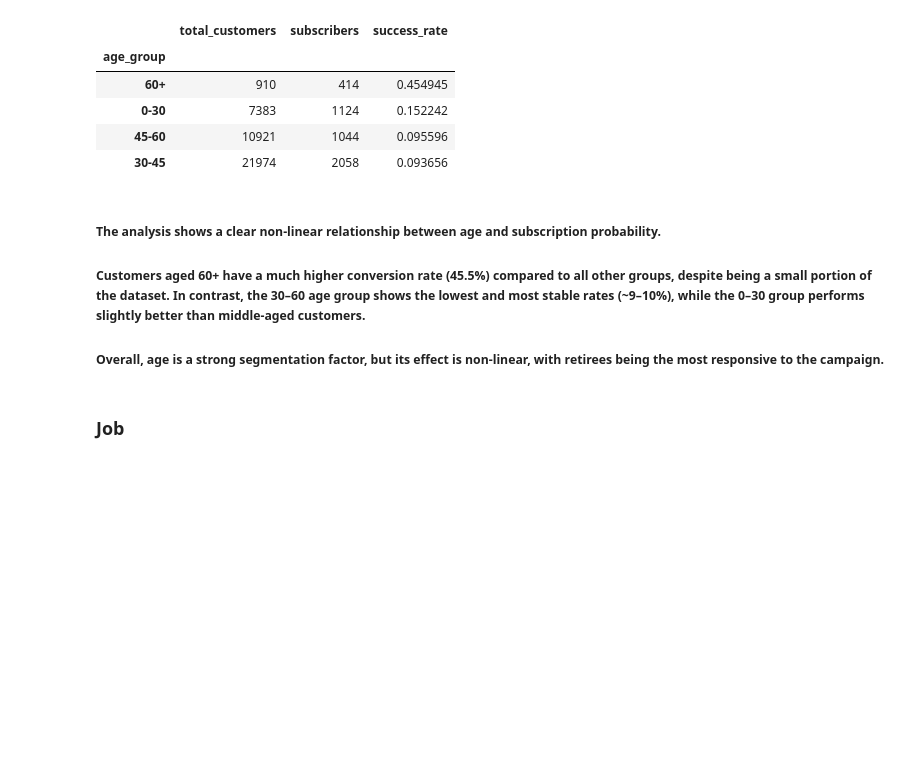
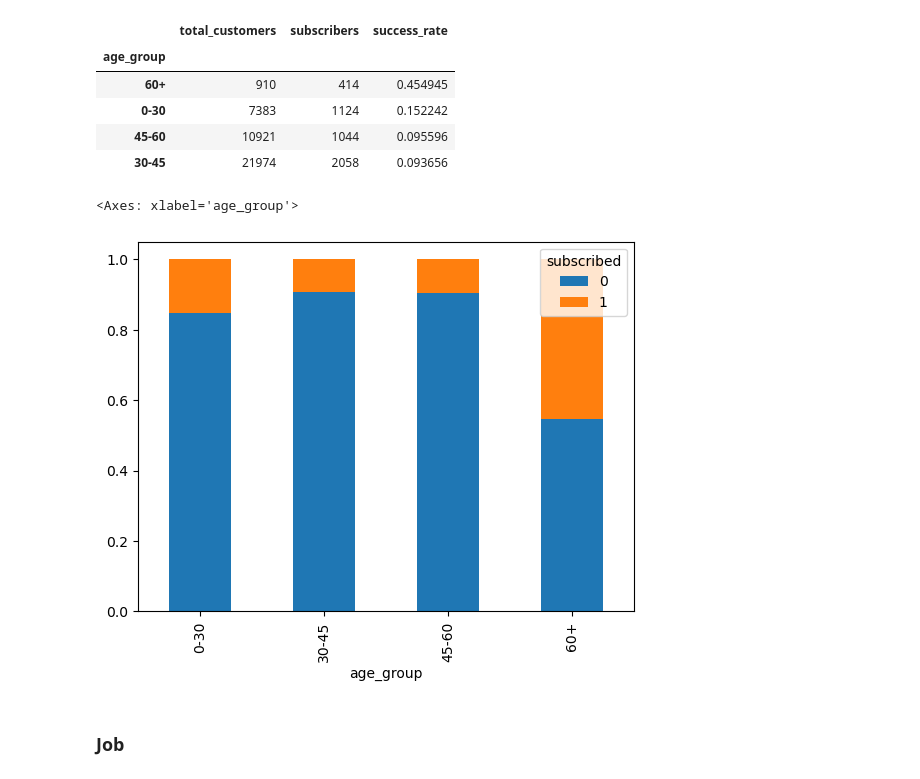
Before and after one commit to artooza/git-practice, a Jupyter notebook: Analytics.ipynb, the cells around one changed output. Drawn from its saved outputs; the diff is of its cells as text; code cells hidden in the pictures; blank space fills up the shorter version.

```diff
--- a/Analytics.ipynb
+++ b/Analytics.ipynb
@@ -136,7 +98,8 @@ age_summary.sort_values(by='success_rate', ascending=False)
 | 0-30 | 7383 | 1124 | 0.152242 |
 | 45-60 | 10921 | 1044 | 0.095596 |
 | 30-45 | 21974 | 2058 | 0.093656 |
-# %% [markdown]
-##### The analysis shows a clear non-linear relationship between age and subscription probability.
-##### Customers aged 60+ have a much higher conversion rate (45.5%) compared to all other groups, despite being a small portion of the dataset. In contrast, the 30–60 age group shows the lowest and most stable rates (~9–10%), while the 0–30 group performs slightly better than middle-aged customers.
-##### Overall, age is a strong segmentation factor, but its effect is non-linear, with retirees being the most responsive to the campaign.
+# %%
+pd.crosstab(df['age_group'], df['subscribed'], normalize='index').plot(kind='bar', stacked=True)
+# %% [output]
+<Axes: xlabel='age_group'>
+[figure, added]
```
Also changed, not shown: parts of 63 cells of this notebook.
